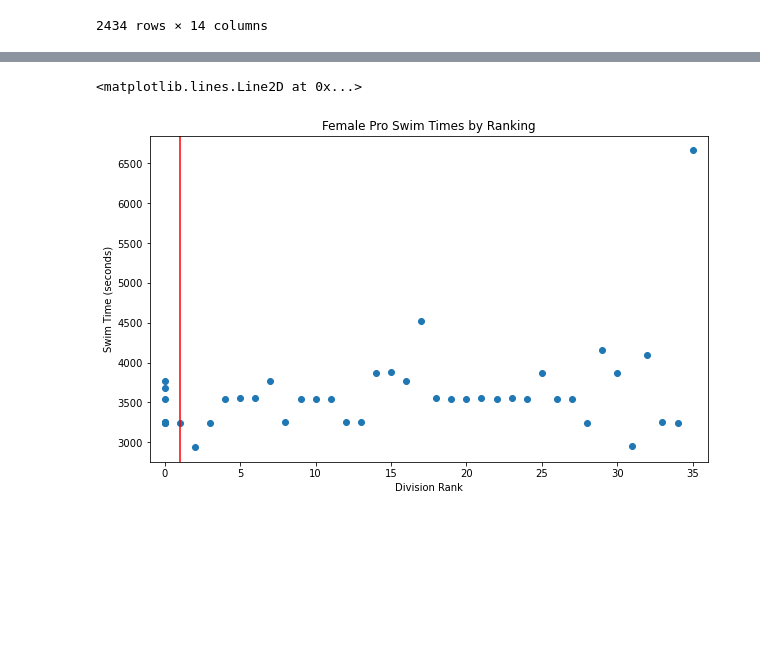
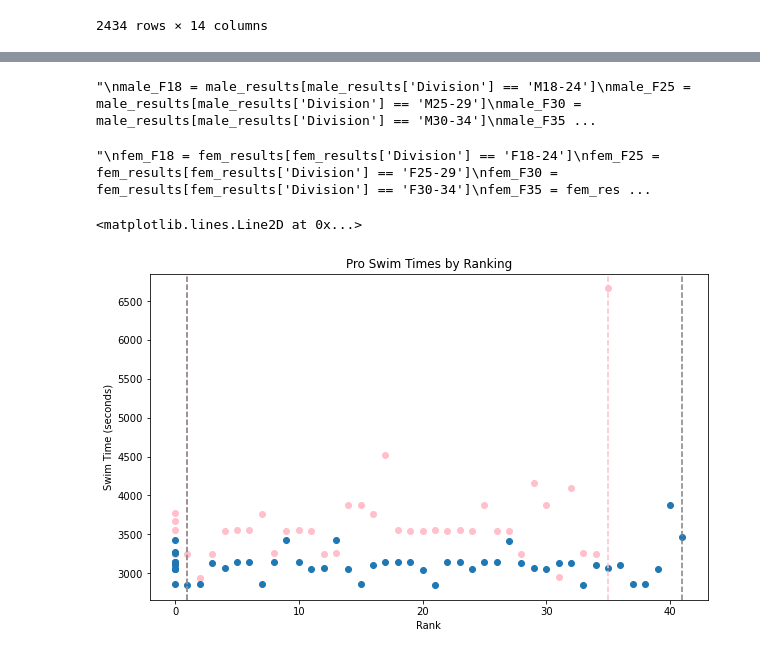
Before and after one commit to czaloumi/ironman-2019, a Jupyter notebook: ironman19.ipynb, the cells around one changed output, grey strips where cells are left out. Drawn from its saved outputs; the diff is of its cells as text; code cells hidden in the pictures; blank space fills up the shorter version.

Commit message:
PLOTS

```diff
--- a/ironman19.ipynb
+++ b/ironman19.ipynb
@@ -153,14 +117,59 @@ df2
+# %%
+male_results = df[df['Gender'] == 'Male']
+male_pro = male_results[male_results['Division'] == 'MPRO']
+male_agegroups = male_results[male_results['Division'] != 'MPRO']
+'''
+male_F18 = male_results[male_results['Division'] == 'M18-24']
+male_F25 = male_results[male_results['Division'] == 'M25-29']
+male_F30 = male_results[male_results['Division'] == 'M30-34']
+male_F35 = male_results[male_results['Division'] == 'M35-39']
+male_F40 = male_results[male_results['Division'] == 'M40-44']
+male_F45 = male_results[male_results['Division'] == 'M45-49']
+male_F50 = male_results[male_results['Division'] == 'M50-54']
+male_F55 = male_results[male_results['Division'] == 'M55-59']
+male_F60 = male_results[male_results['Division'] == 'M60-64']
+male_F65 = male_results[male_results['Division'] == 'M66-69']
+male_F70 = male_results[male_results['Division'] == 'M70-74']
+male_F75 = male_results[male_results['Division'] == 'M75-79']
+male_F80 = male_results[male_results['Division'] == 'M80-84']'''
+# %% [output]
+"\nmale_F18 = male_results[male_results['Division'] == 'M18-24']\nmale_F25 = male_results[male_results['Division'] == 'M25-29']\nmale_F30 = male_results[male_results['Division'] == 'M30-34']\nmale_F35 ...
+# %%
+fem_results = df[df['Gender'] == 'Female']
+fem_pro = fem_results[fem_results['Division'] == 'FPRO']
+fem_agegroups = fem_results[fem_results['Division'] != 'FPRO']
+'''
+fem_F18 = fem_results[fem_results['Division'] == 'F18-24']
+fem_F25 = fem_results[fem_results['Division'] == 'F25-29']
+fem_F30 = fem_results[fem_results['Division'] == 'F30-34']
+fem_F35 = fem_results[fem_results['Division'] == 'F35-39']
+fem_F40 = fem_results[fem_results['Division'] == 'F40-44']
+fem_F45 = fem_results[fem_results['Division'] == 'F45-49']
+fem_F50 = fem_results[fem_results['Division'] == 'F50-54']
+fem_F55 = fem_results[fem_results['Division'] == 'F55-59']
+fem_F60 = fem_results[fem_results['Division'] == 'F60-64']
+fem_F65 = fem_results[fem_results['Division'] == 'F66-69']
+fem_F70 = fem_results[fem_results['Division'] == 'F70-74']'''
+# %% [output]
+"\nfem_F18 = fem_results[fem_results['Division'] == 'F18-24']\nfem_F25 = fem_results[fem_results['Division'] == 'F25-29']\nfem_F30 = fem_results[fem_results['Division'] == 'F30-34']\nfem_F35 = fem_res ...
 # %%
-x = fem_pro['Division Rank']
-y = fem_pro['Swim'].apply(lambda x: x.total_seconds())
+xf = fem_pro['Division Rank']
+yf = fem_pro['Swim'].apply(lambda x: x.total_seconds())
+xm = male_pro['Division Rank']
+ym = male_pro['Swim'].apply(lambda x: x.total_seconds())
 
 fig, ax = plt.subplots(figsize=(10,6))
-ax.scatter(x, y)
-ax.set_title('Female Pro Swim Times by Ranking')
-ax.set_xlabel('Division Rank')
+ax.scatter(xf, yf, c='pink')
+ax.scatter(xm, ym)
+
+ax.set_title('Pro Swim Times by Ranking')
+ax.set_xlabel('Rank')
 ax.set_ylabel('Swim Time (seconds)')
-ax.set_xlim(-1, 36)
-ax.axvline(1, c='r')
+
+ax.axvline(1, c='pink', linestyle="--")
+ax.axvline(xf.max(), c='pink', linestyle="--")
+ax.axvline(1, c='grey', linestyle="--")
+ax.axvline(xm.max(), c='grey', linestyle="--")
 # %% [output]
 <matplotlib.lines.Line2D at 0x...>
-[figure, old version]
+[figure, new version]
```
Also changed, not shown: parts of 9 cells of this notebook.
